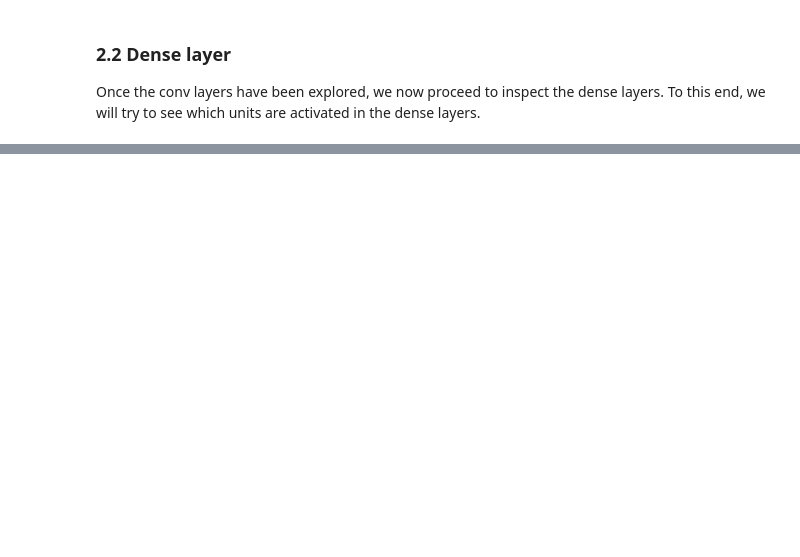
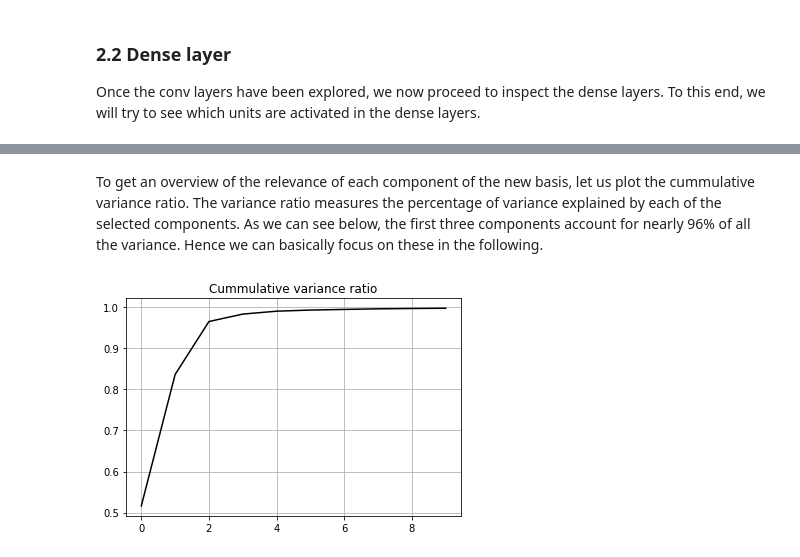
Before and after one commit to lucasrodes/pyphoon, a Jupyter notebook: experiments/pressure_regression/notebooks/Results.ipynb, the cells around one changed output, grey strips where cells are left out. Cells and saved outputs as stored; diff of their text form; code cells hidden in the pictures; blank space fills up the shorter version.

```diff
--- a/experiments/pressure_regression/notebooks/Results.ipynb
+++ b/experiments/pressure_regression/notebooks/Results.ipynb
@@ -208,0 +217,3 @@ Here, we explore the possibility of using the last layers of RegNet as an embedd
+# %%
+X_valid_prep = [preprocessor.apply(x) for x in X_valid]
+X_valid_prep = np.concatenate(X_valid_prep)[:, 64:64+128, 64:64+128, :]
@@ -208,0 +226,6 @@ Here, we explore the possibility of using the last layers of RegNet as an embedd
+# %%
+n_samples = X_valid_prep.shape[0]
+y_emb = []
+for i in range(0,n_samples//500):
+    y_emb.append(get_activations(model, 'batch_normalisation_7', X_valid_prep[i*500:i*500+500], dense=True).T)
+y_emb = np.concatenate(y_emb)
@@ -208,0 +256,16 @@ Here, we explore the possibility of using the last layers of RegNet as an embedd
+# %%
+from sklearn.decomposition import PCA
+
+pca = PCA(n_components=256)
+pca.fit(y_emb)
+x_pca = pca.transform(y_emb)
+# %% [markdown]
+To get an overview of the relevance of each component of the new basis, let us plot the cummulative variance ratio. The variance ratio measures the percentage of variance explained by each of the selected components. As we can see below, the first three components account for nearly 96% of all the variance. Hence we can basically focus on these in the following.
+# %%
+plt.plot(np.cumsum(pca.explained_variance_ratio_[:10]), c='k')
+plt.title("Cummulative variance ratio")
+plt.grid()
+#plt.savefig("cum_pca.eps", format='eps')
+plt.show()
+# %% [output]
+[figure, added]
```
Also changed, not shown: parts of 32 cells of this notebook.
